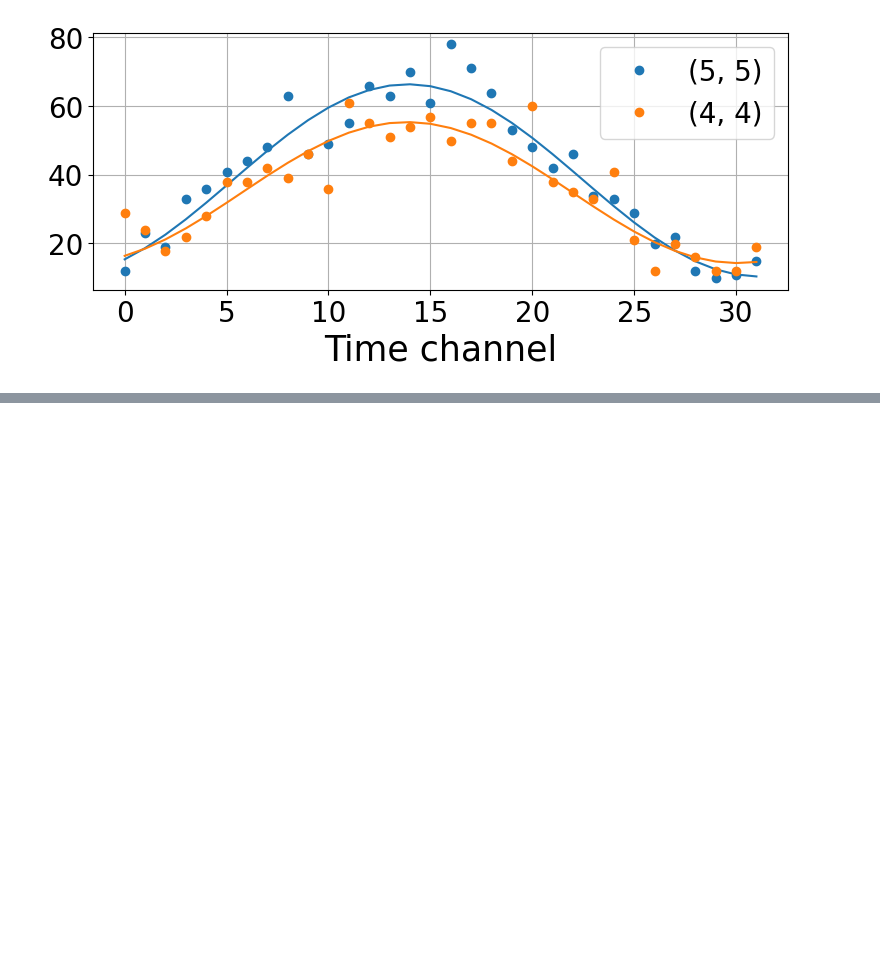
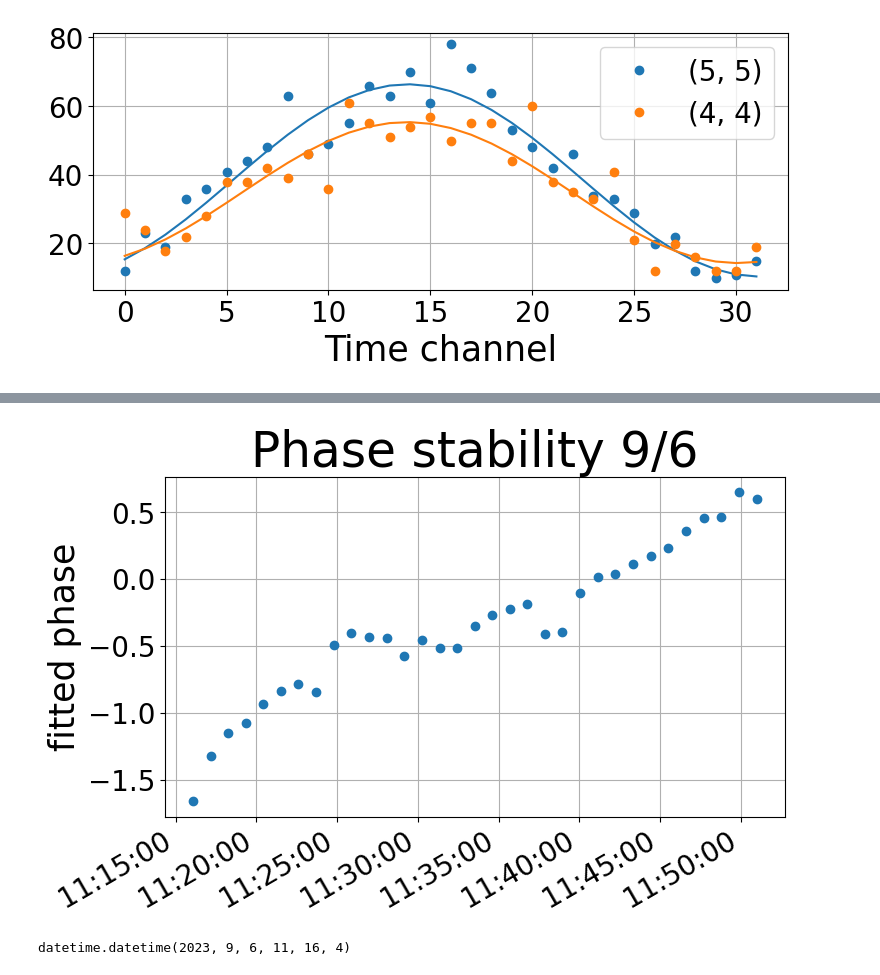
Before and after one commit to srmck/MIEZE-503, a Jupyter notebook: MIEZE_reduction.ipynb, the cells around one changed output, grey strips where cells are left out. Saved outputs shown, nothing was run; the diff lists cells and outputs as text; code cells hidden in the pictures; blank space fills up the shorter version.

```diff
--- a/MIEZE_reduction.ipynb
+++ b/MIEZE_reduction.ipynb
@@ -399,0 +425,15 @@ fits,_ = mega_fit(im577_rebin,check_fit=True,fit_indxs=[(5,5),(4,4)])
+# %%
+fig, ax = plt.subplots(figsize=(8,5))
+plt.plot(time_stamps,phases,'o')
+plt.title('Phase stability 9/6')
+plt.ylabel('fitted phase')
+plt.gcf().autofmt_xdate()
+ax.xaxis.set_major_formatter(dates.DateFormatter("%H:%M:%S"))
+plt.grid()
+plt.show()
+# %% [output]
+[figure, added]
+# %%
+spice_log_reader(2507)[2]
+# %% [output]
+datetime.datetime(2023, 9, 6, 11, 16, 4)
```
Also changed, not shown: parts of 4 cells of this notebook.
